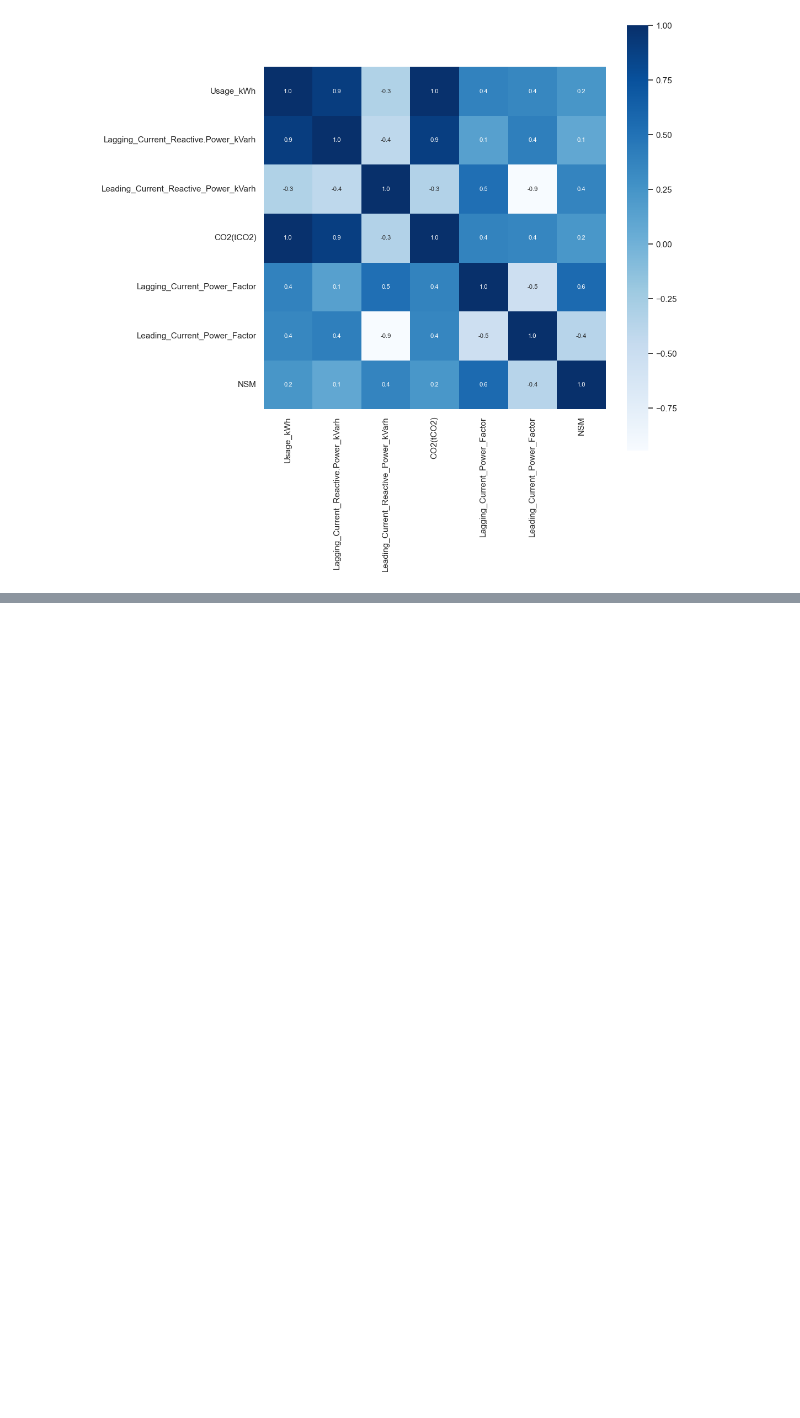
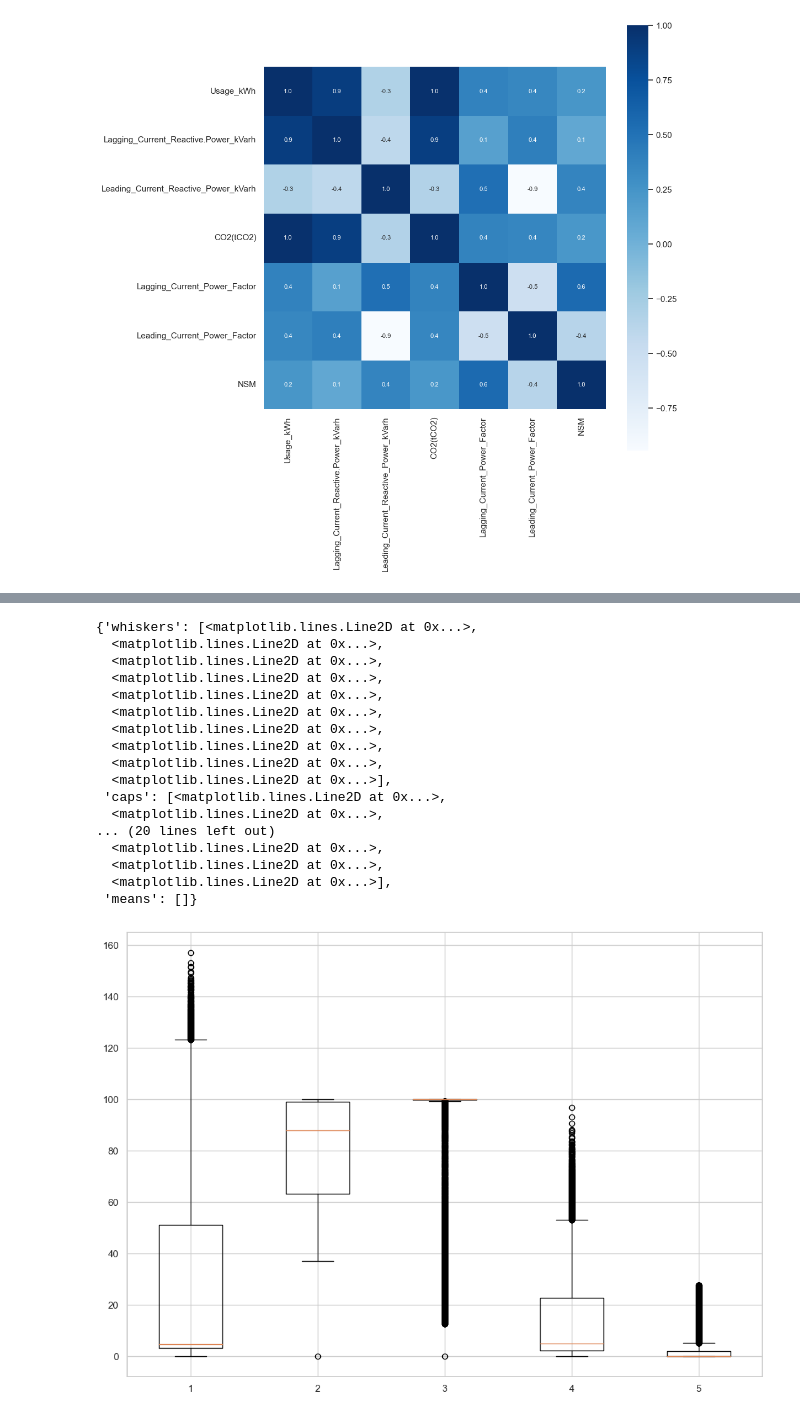
Before and after one commit to tea561/ML, a Jupyter notebook: Projekat1/proj1.ipynb, the cells around one changed output, grey strips where cells are left out. Drawn from its saved outputs; the diff is of its cells as text; code cells hidden in the pictures; blank space fills up the shorter version.

```diff
--- a/Projekat1/proj1.ipynb
+++ b/Projekat1/proj1.ipynb
@@ -98,0 +214,23 @@ sns.displot(data['Day_of_week'])
+# %%
+fig = plt.figure(figsize =(10, 7))
+ax = fig.add_axes([0, 0, 1, 1])
+ax.boxplot([data['Usage_kWh'], data['Lagging_Current_Power_Factor'], data['Leading_Current_Power_Factor'], data['Lagging_Current_Reactive.Power_kVarh'], data['Leading_Current_Reactive_Power_kVarh']])
+# %% [output]
+{'whiskers': [<matplotlib.lines.Line2D at 0x...>,
+  <matplotlib.lines.Line2D at 0x...>,
+  <matplotlib.lines.Line2D at 0x...>,
+  <matplotlib.lines.Line2D at 0x...>,
+  <matplotlib.lines.Line2D at 0x...>,
+  <matplotlib.lines.Line2D at 0x...>,
+  <matplotlib.lines.Line2D at 0x...>,
+  <matplotlib.lines.Line2D at 0x...>,
+  <matplotlib.lines.Line2D at 0x...>,
+  <matplotlib.lines.Line2D at 0x...>],
+ 'caps': [<matplotlib.lines.Line2D at 0x...>,
+  <matplotlib.lines.Line2D at 0x...>,
+... (20 lines left out)
+  <matplotlib.lines.Line2D at 0x...>,
+  <matplotlib.lines.Line2D at 0x...>,
+  <matplotlib.lines.Line2D at 0x...>],
+ 'means': []}
+[figure, added]
```
Also changed, not shown: parts of 43 cells of this notebook.
